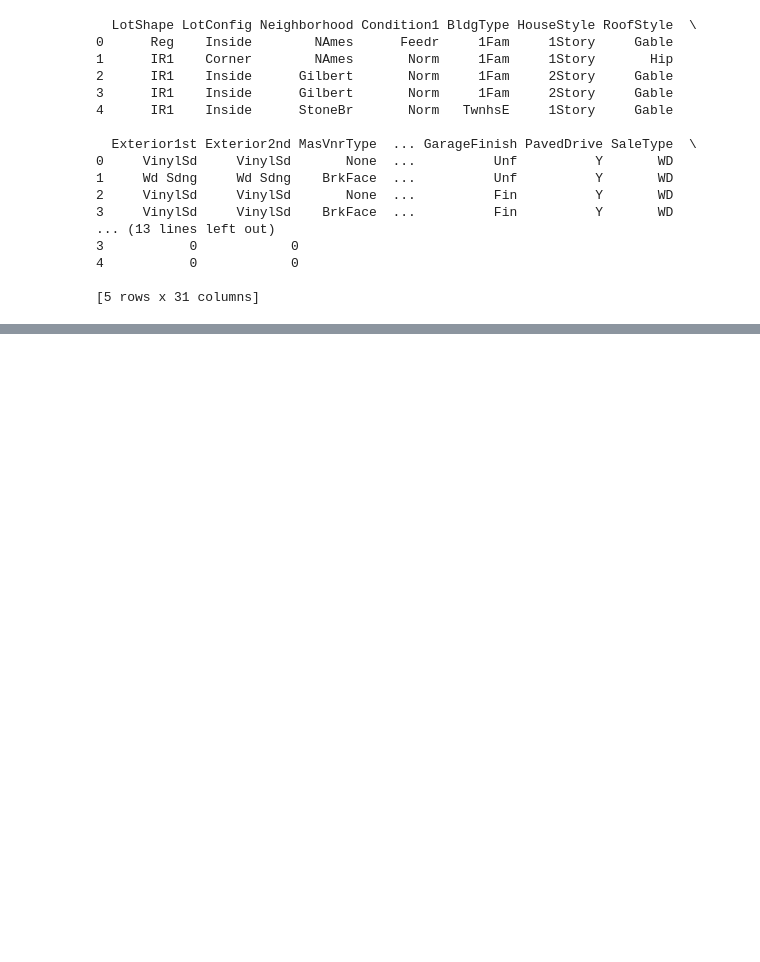
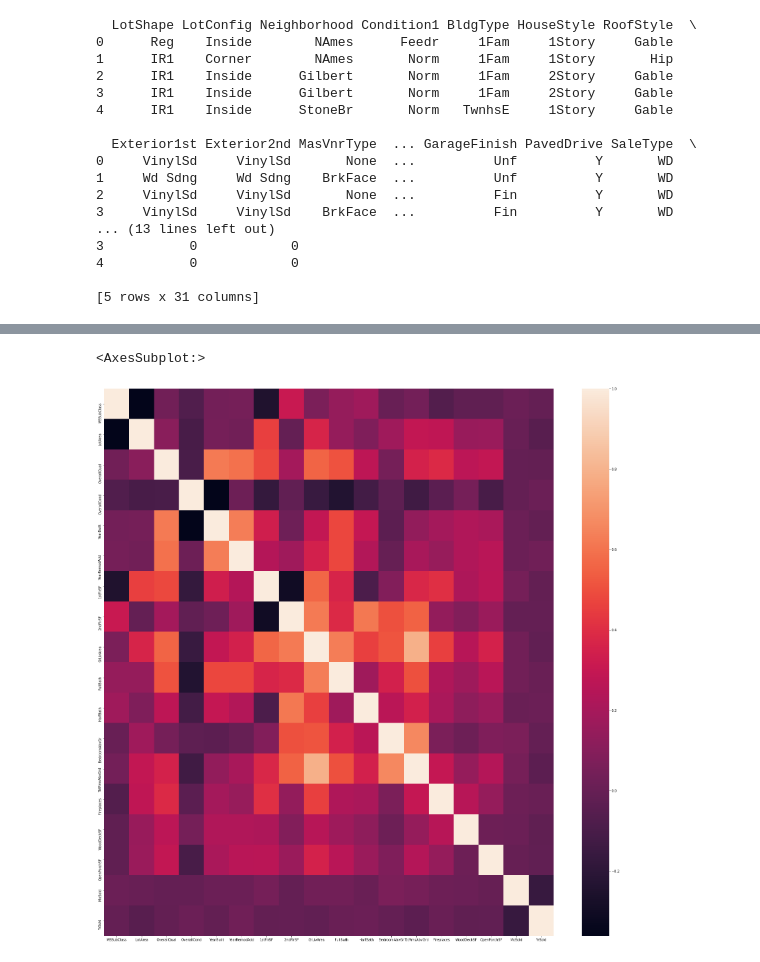
Before and after one commit to jbrietzke/housing, a Jupyter notebook: driver.ipynb, the cells around one changed output, grey strips where cells are left out. Saved outputs shown, nothing was run; the diff lists cells and outputs as text; code cells hidden in the pictures; blank space fills up the shorter version.

Commit message:
Adding Int data

```diff
--- a/driver.ipynb
+++ b/driver.ipynb
@@ -662,0 +698,3 @@ for col in keep_cols:
+# %%
+int_train = o_train.select_dtypes(include=['int']).copy()
+int_train.head()
@@ -662,0 +714,6 @@ for col in keep_cols:
+# %%
+def genData2(col):
+    print(int_train[col].value_counts())
+    print('Null Values', int_train[col].isnull().sum())
+
+genData2('MSSubClass')
@@ -662,0 +751,13 @@ for col in keep_cols:
+# %%
+drop_cols = []
+keep_cols = []
+print(drop_cols)
+for col in int_train.columns:
+    print(col)
+    genData2(col)
+    print('Keep y or Toss 0')
+    response = input()
+    if response == 'y':
+        keep_cols.append(col)
+    else:
+        drop_cols.append(col)
@@ -662,0 +790,2 @@ for col in keep_cols:
+# %%
+int_train = int_train.drop(drop_cols, axis=1)
@@ -662,0 +821,7 @@ for col in keep_cols:
+# %%
+dims = (30, 30)
+fig, ax = plt.subplots(figsize=dims)
+sns.heatmap(int_train.corr())
+# %% [output]
+<AxesSubplot:>
+[figure, added]
```
Also changed, not shown: parts of 18 cells of this notebook.
